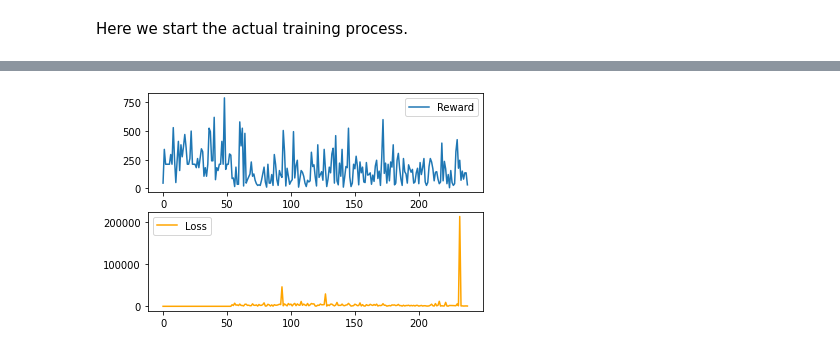
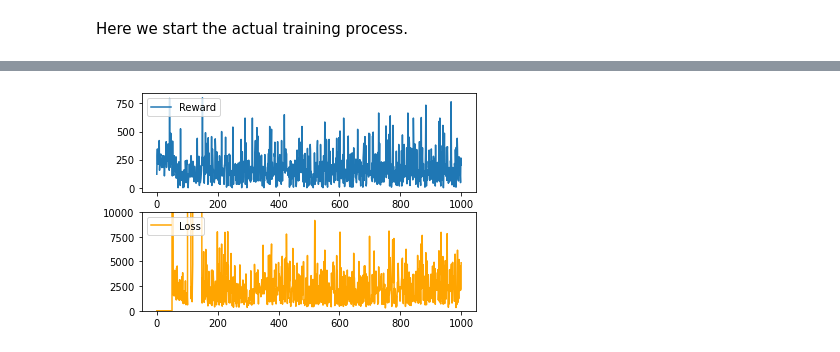
Before and after one commit to Denbergvanthijs/hu-reinforcement-learning-gym, a Jupyter notebook: 2_Hogeschool_Utrecht_Reinforcement_Learning_project_Deep_Q_Learning.ipynb, the cells around one changed output, grey strips where cells are left out. Drawn from its saved outputs; the diff is of its cells as text; code cells hidden in the pictures.

```diff
--- a/2_Hogeschool_Utrecht_Reinforcement_Learning_project_Deep_Q_Learning.ipynb
+++ b/2_Hogeschool_Utrecht_Reinforcement_Learning_project_Deep_Q_Learning.ipynb
@@ -499,7 +515,7 @@ env = create_environment()
 model = DQN(120, 165, 1, env.action_space.n).to(device)  # Don't forget to update these values after resizing or normalizing the images!
 
 loss = nn.MSELoss()
-optimizer = optim.RMSprop(model.parameters(), lr=0.001)
+optimizer = optim.RMSprop(model.parameters(), lr=0.01)
 memory = SequentialMemory(100_000)
 
 num_episodes = 1_001
@@ -524,7 +540,7 @@ num_episodes_between_videos = 500
 # The target network construct is important, because it allows us to more predictably learn the value-function.
 agent = DQNAgent(env.action_space.n, model, loss,
     optimizer, memory, tau=num_episodes//20, gamma=0.99, warmup_steps=50_000, update_steps=3,
-    policy=DecayingEpsilonGreedyPolicy(env.action_space.n, 1.0, num_episodes//2, 0.1, 1.0),
+    policy=DecayingEpsilonGreedyPolicy(env.action_space.n, 1.0, num_episodes//2, 0.01, 1.0),
     enable_dqn=True)
 
 episodes = []
@@ -581,7 +597,7 @@ for episode in range(num_episodes):
     track_reward.append(episode_reward)
     track_loss.append(episode_loss)
 
-env.play()
+# env.play()
 env.close()
 # show_video()
 # %% [output]
@@ -606,10 +621,11 @@ KeyboardInterrupt: ignored
 # %%
 import matplotlib.pyplot as plt
 
 fig, axes = plt.subplots(2, 1)
-axes[0].plot(range(239), track_reward, label="Reward")
-axes[1].plot(range(239), track_loss, label="Loss", c="orange")
+axes[0].plot(range(num_episodes), track_reward, label="Reward")
+axes[1].plot(range(num_episodes), track_loss, label="Loss", c="orange")
+axes[1].set_ylim(0, 10_000)
 [ax.legend() for ax in axes]
 plt.show()
 # %% [output]
-[figure, old version]
+[figure, new version]
```
Also changed, not shown: parts of 4 cells of this notebook.
